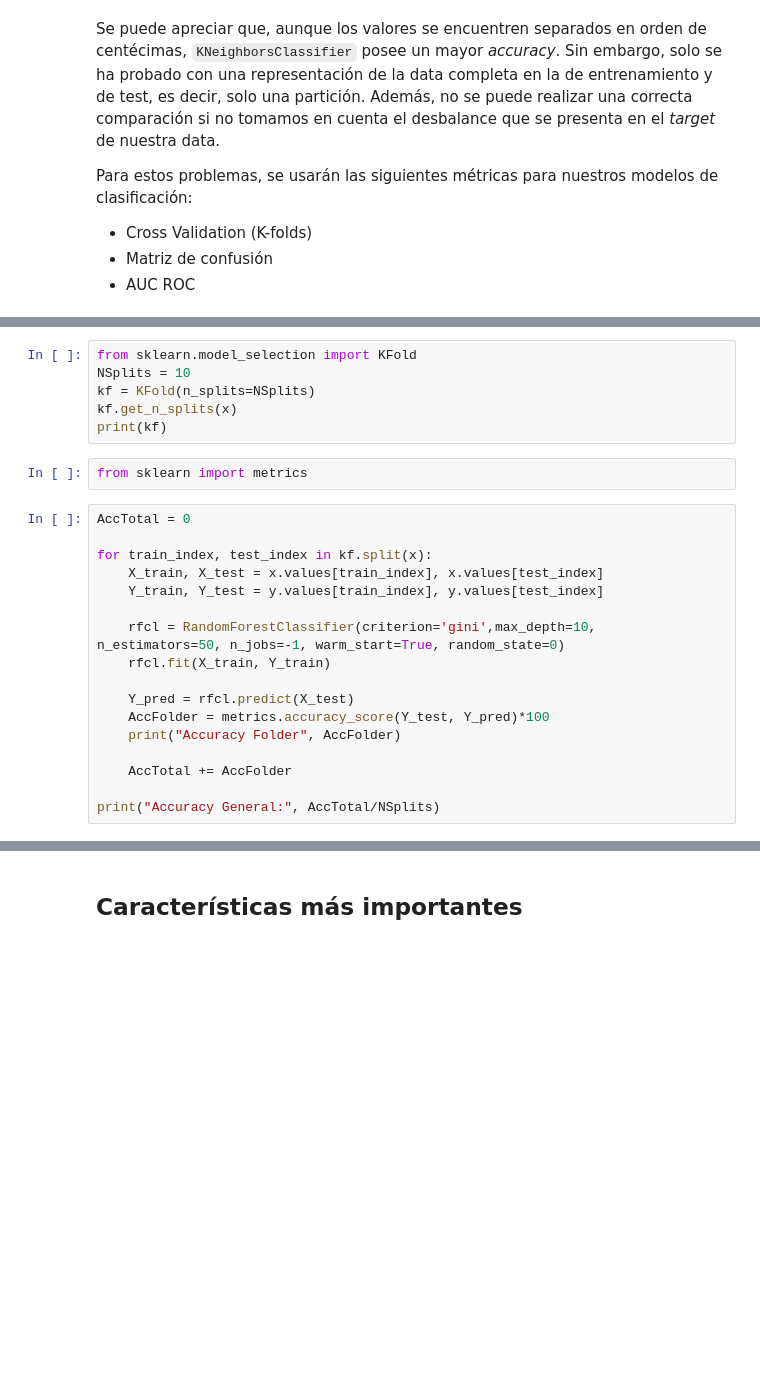
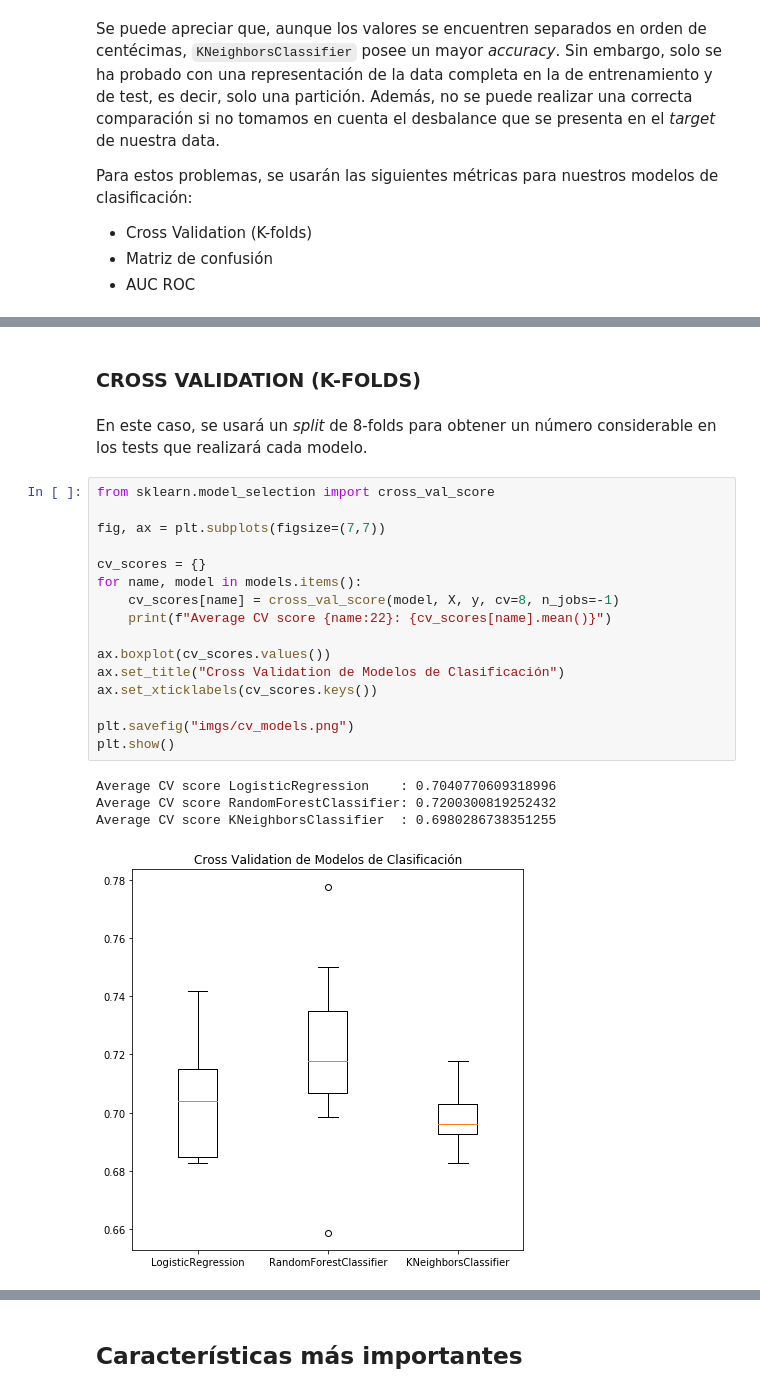
Before and after one commit to aLucaz/predicting-credit-risk, a Jupyter notebook: predict_models_credit_risk.ipynb, the cells around one changed output, grey strips where cells are left out. Drawn from its saved outputs; the diff is of its cells as text; blank space fills up the shorter version.

Commit message:
cross validation implemented

```diff
--- a/predict_models_credit_risk.ipynb
+++ b/predict_models_credit_risk.ipynb
@@ -405,25 +403,25 @@ Para estos problemas, se usarán las siguientes métricas para nuestros modelos
-# %%
-from sklearn.model_selection import KFold
-NSplits = 10
-kf = KFold(n_splits=NSplits)
-kf.get_n_splits(x)
-print(kf)
-# %%
-from sklearn import metrics
-# %%
-AccTotal = 0
-
-for train_index, test_index in kf.split(x):
-    X_train, X_test = x.values[train_index], x.values[test_index]
-    Y_train, Y_test = y.values[train_index], y.values[test_index]
-
-    rfcl = RandomForestClassifier(criterion='gini',max_depth=10, n_estimators=50, n_jobs=-1, warm_start=True, random_state=0)
-    rfcl.fit(X_train, Y_train)
-
-    Y_pred = rfcl.predict(X_test)
-    AccFolder = metrics.accuracy_score(Y_test, Y_pred)*100
-    print("Accuracy Folder", AccFolder)
-
-    AccTotal += AccFolder
-
-print("Accuracy General:", AccTotal/NSplits)
+# %% [markdown]
+### CROSS VALIDATION (K-FOLDS)
+# %% [markdown]
+En este caso, se usará un _split_ de 8-folds para obtener un número considerable en los tests que realizará cada modelo.
+# %%
+from sklearn.model_selection import cross_val_score
+
+fig, ax = plt.subplots(figsize=(7,7))
+
+cv_scores = {}
+for name, model in models.items():
+    cv_scores[name] = cross_val_score(model, X, y, cv=8, n_jobs=-1)
+    print(f"Average CV score {name:22}: {cv_scores[name].mean()}")
+
+ax.boxplot(cv_scores.values())
+ax.set_title("Cross Validation de Modelos de Clasificación")
+ax.set_xticklabels(cv_scores.keys())
+
+plt.savefig("imgs/cv_models.png")
+plt.show()
+# %% [output]
+Average CV score LogisticRegression    : 0.7040770609318996
+Average CV score RandomForestClassifier: 0.7200300819252432
+Average CV score KNeighborsClassifier  : 0.6980286738351255
+[figure, added]
```
Also changed, not shown: parts of 4 cells of this notebook, 1 other file.
